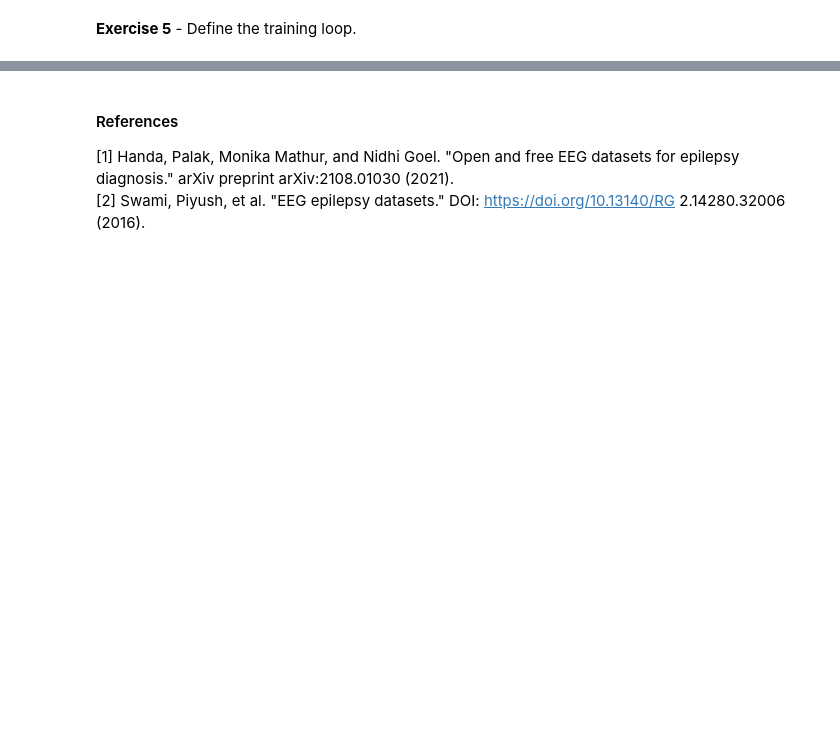
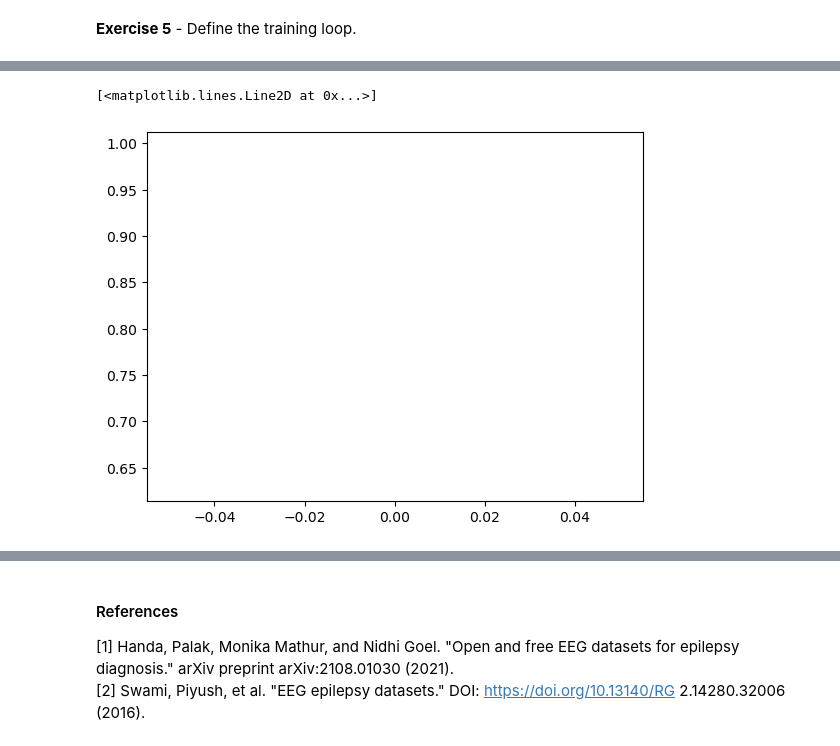
Before and after one commit to nissinassime/DS02-Neural-Networks-2-Practice, a Jupyter notebook: epilepsy.ipynb, the cells around one changed output, grey strips where cells are left out. Cells and saved outputs as stored; diff of their text form; code cells hidden in the pictures; blank space fills up the shorter version.

```diff
--- a/epilepsy.ipynb
+++ b/epilepsy.ipynb
@@ -168,15 +169,15 @@ for i in range(40):
 # %%
 # NOTE
 # NOTE modified eeg['ictal'][i]['ictal'] etc for extra level; not needed if leading matlab Guillem's way
-
+# NOTE labels and tensor same elem dtype
 test_set = []
 for i in range(10):
     ictal_tensor = torch.tensor(eeg['ictal'][-i]['ictal'], dtype=torch.float32).flatten()
-    ictal_label = torch.tensor([0,0,1])
+    ictal_label = torch.tensor([0,0,1], dtype=torch.float32)
     interictal_tensor = torch.tensor(eeg['interictal'][-i]['interictal'], dtype=torch.float32).flatten()
-    interictal_label = torch.tensor([1,0,0])
+    interictal_label = torch.tensor([1,0,0], dtype=torch.float32)
     preictal_tensor = torch.tensor(eeg['preictal'][-i]['preictal'], dtype=torch.float32).flatten()
-    preictal_label = torch.tensor([0,1,0])
+    preictal_label = torch.tensor([0,1,0],  dtype=torch.float32)
     test_set.append((ictal_tensor, ictal_label))
     test_set.append((interictal_tensor, interictal_label))
     test_set.append((preictal_tensor, preictal_label))
@@ -267,6 +267,9 @@ class NeuralNetwork(nn.Module):
         X = self.linear_3(X)
         X = self.softmax(X)  # softmax instead of sigmoid for the last one
         return X
+
+    def get_number_of_parameters(self):
+        print(sum(p.numel() for p in self.parameters()))
 # %%
 model = NeuralNetwork()
 # %%
@@ -342,2 +349,10 @@ tensor([[0.3250, 0.3640, 0.3110],
+# %%
+device = torch.device('cude' if torch.cuda.is_available() else 'cpu')
+model.to(device)
+
+learning_rate = 1e-3
+
+optimizer = torch.optim.Adam(model.parameters(), lr=learning_rate)
+loss_function = nn.CrossEntropyLoss()
 # %% [markdown]
 **Exercise 5** - Define the training loop.
@@ -343,0 +438,12 @@ tensor([[0.3250, 0.3640, 0.3110],
+# %%
+train_loss.append(loss_epoch_train / (i+1))
+test_loss.append(loss_epoch_test / (j+1))
+train_accuracy.append(accuracy_train_epoch)
+test_accuracy.append(accuracy_test_epoch)
+# %%
+plt.plot(train_loss)
+plt.plot(test_loss)
+# sns.lineplot(train_loss)
+# %% [output]
+[<matplotlib.lines.Line2D at 0x...>]
+[figure, added]
```
Also changed, not shown: parts of 11 cells of this notebook.
